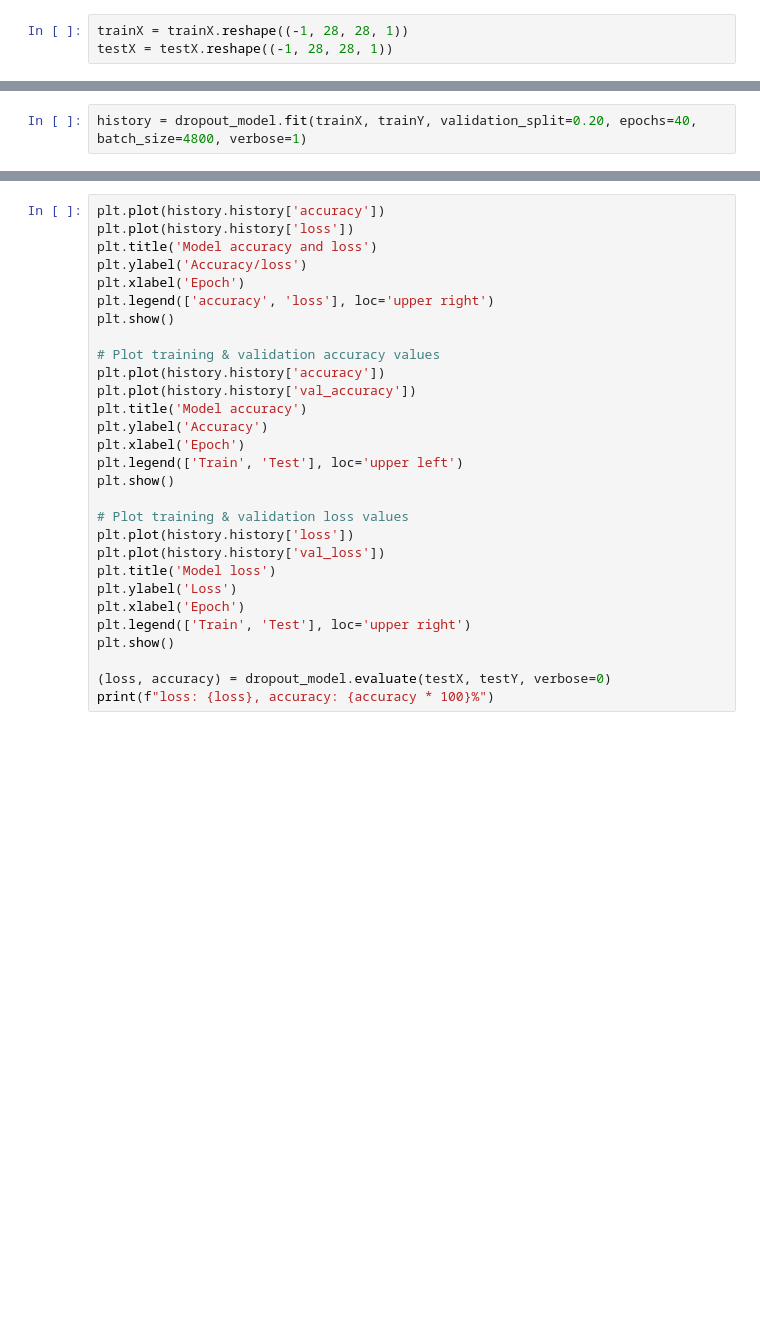
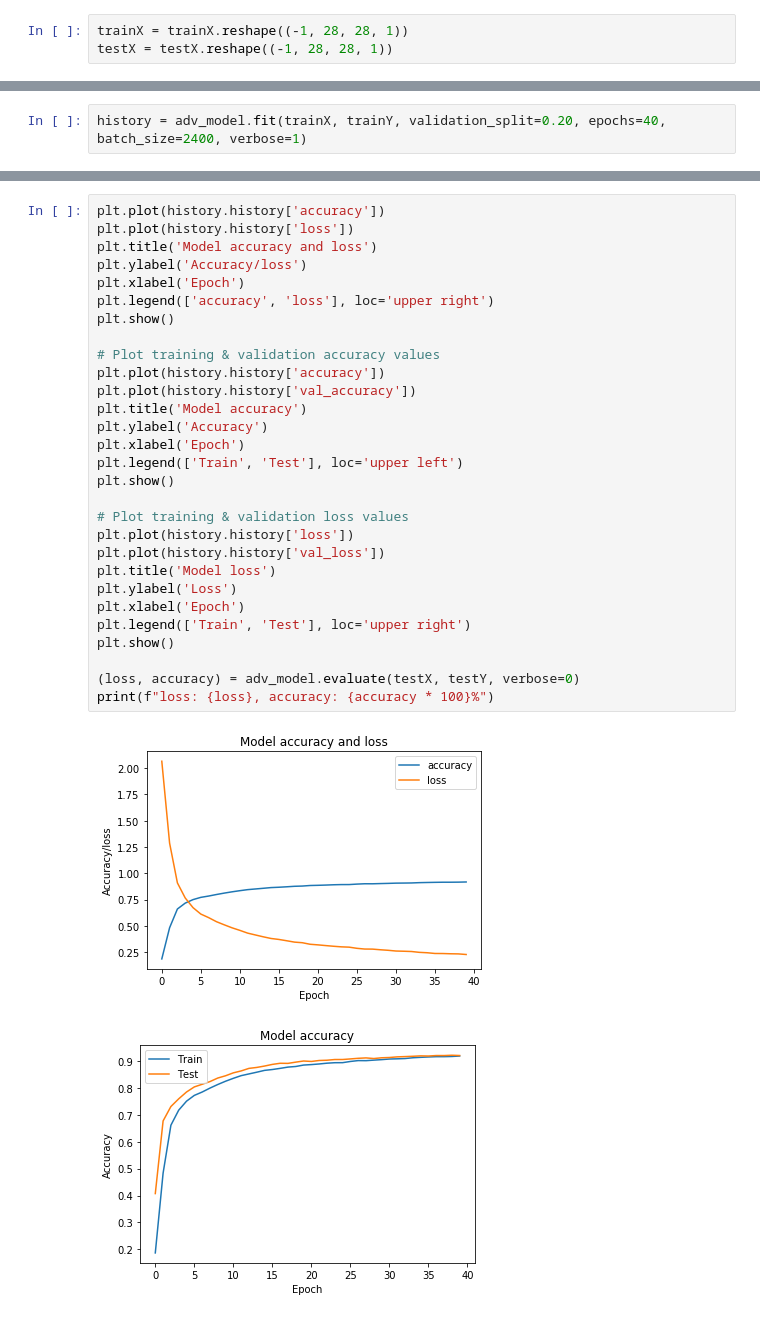
Before and after one commit to BernhardSchiffer/fashion-mnist, a Jupyter notebook: fashion-mnist.ipynb, the cells around one changed output, grey strips where cells are left out. Cells and saved outputs as stored; diff of their text form; blank space fills up the shorter version.

```diff
--- a/fashion-mnist.ipynb
+++ b/fashion-mnist.ipynb
@@ -247,5 +273,5 @@ dropout_model.compile(loss="categorical_crossentropy", optimizer='Adam', metrics
 # %%
-history = dropout_model.fit(trainX, trainY, validation_split=0.20, epochs=40, batch_size=4800, verbose=1)
+history = adv_model.fit(trainX, trainY, validation_split=0.20, epochs=40, batch_size=2400, verbose=1)
 # %% [output]
 Train on 96000 samples, validate on 24000 samples
 Epoch 1/40
@@ -268,29 +293,32 @@ KeyboardInterrupt:
 # %%
 plt.plot(history.history['accuracy'])
 plt.plot(history.history['loss'])
 plt.title('Model accuracy and loss')
 plt.ylabel('Accuracy/loss')
 plt.xlabel('Epoch')
 plt.legend(['accuracy', 'loss'], loc='upper right')
 plt.show()
 
 # Plot training & validation accuracy values
 plt.plot(history.history['accuracy'])
 plt.plot(history.history['val_accuracy'])
 plt.title('Model accuracy')
 plt.ylabel('Accuracy')
 plt.xlabel('Epoch')
 plt.legend(['Train', 'Test'], loc='upper left')
 plt.show()
 
 # Plot training & validation loss values
 plt.plot(history.history['loss'])
 plt.plot(history.history['val_loss'])
 plt.title('Model loss')
 plt.ylabel('Loss')
 plt.xlabel('Epoch')
 plt.legend(['Train', 'Test'], loc='upper right')
 plt.show()
 
-(loss, accuracy) = dropout_model.evaluate(testX, testY, verbose=0)
+(loss, accuracy) = adv_model.evaluate(testX, testY, verbose=0)
 print(f"loss: {loss}, accuracy: {accuracy * 100}%")
+# %% [output]
+[figure, added]
+[figure, added]
```
Also changed, not shown: parts of 41 cells of this notebook.
